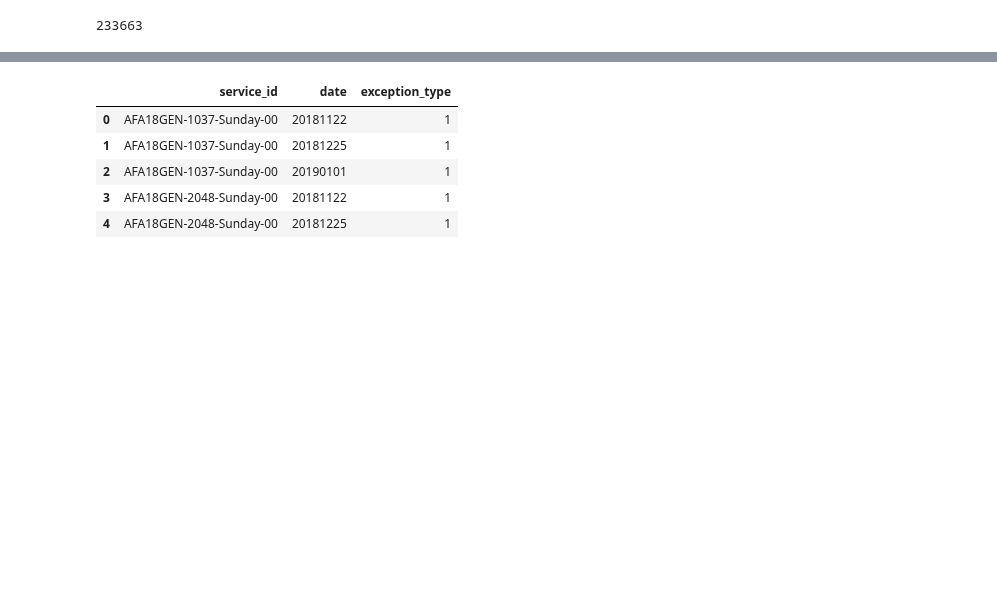
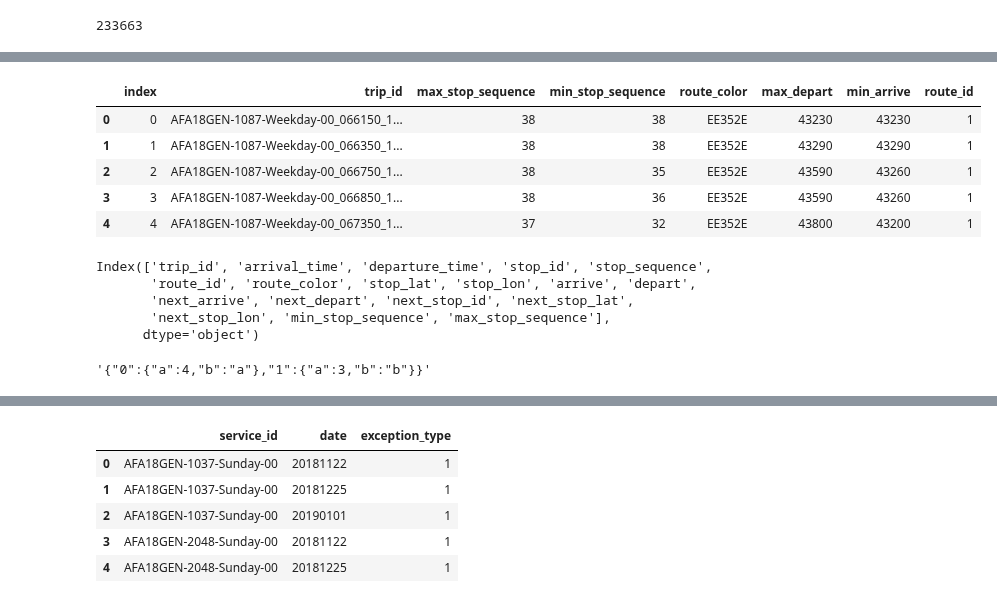
Before and after one commit to gautsi/gen-purpose-repo, a Jupyter notebook: mta/MTADataSample.ipynb, the cells around one changed output, grey strips where cells are left out. Saved outputs shown, nothing was run; the diff lists cells and outputs as text; code cells hidden in the pictures; blank space fills up the shorter version.

```diff
--- a/mta/MTADataSample.ipynb
+++ b/mta/MTADataSample.ipynb
@@ -170,0 +163,5 @@ stop_times_weekday.to_json("./stop_times_weekday.json", orient = "records")
+# %%
+start_time = "12:00:00"
+end_time = "12:10:00"
+stop_times_weekday_sub = stop_times_weekday[
+    (stop_times_weekday.arrive >= sec_since_midnight(start_time)) & (stop_times_weekday.arrive <= sec_since_midnight(end_time))]
@@ -170,0 +194,9 @@ stop_times_weekday.to_json("./stop_times_weekday.json", orient = "records")
+# %%
+sub_trips.head()
+# %% [output]
+|  | index | trip_id | max_stop_sequence | min_stop_sequence | route_color | max_depart | min_arrive | route_id |
+| 0 | 0 | AFA18GEN-1087-Weekday-00_066150_1... | 38 | 38 | EE352E | 43230 | 43230 | 1 |
+| 1 | 1 | AFA18GEN-1087-Weekday-00_066350_1... | 38 | 38 | EE352E | 43290 | 43290 | 1 |
+| 2 | 2 | AFA18GEN-1087-Weekday-00_066750_1... | 38 | 35 | EE352E | 43590 | 43260 | 1 |
+| 3 | 3 | AFA18GEN-1087-Weekday-00_066850_1... | 38 | 36 | EE352E | 43590 | 43260 | 1 |
+| 4 | 4 | AFA18GEN-1087-Weekday-00_067350_1... | 37 | 32 | EE352E | 43800 | 43200 | 1 |
@@ -170,0 +205,8 @@ stop_times_weekday.to_json("./stop_times_weekday.json", orient = "records")
+# %%
+stop_times_weekday_sub.columns
+# %% [output]
+Index(['trip_id', 'arrival_time', 'departure_time', 'stop_id', 'stop_sequence',
+       'route_id', 'route_color', 'stop_lat', 'stop_lon', 'arrive', 'depart',
+       'next_arrive', 'next_depart', 'next_stop_id', 'next_stop_lat',
+       'next_stop_lon', 'min_stop_sequence', 'max_stop_sequence'],
+      dtype='object')
@@ -170,0 +233,4 @@ stop_times_weekday.to_json("./stop_times_weekday.json", orient = "records")
+# %%
+test.to_json(orient = "index")
+# %% [output]
+'{"0":{"a":4,"b":"a"},"1":{"a":3,"b":"b"}}'
```
Also changed, not shown: parts of 17 cells of this notebook, 1 other file.
